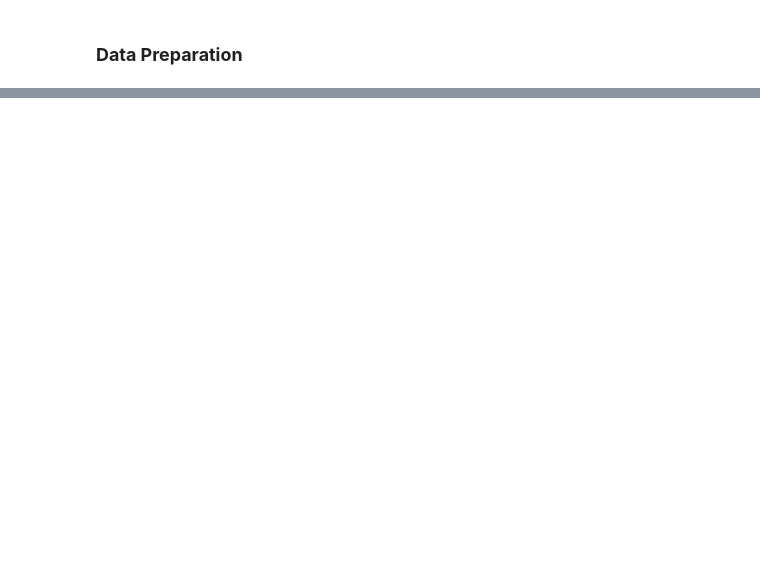
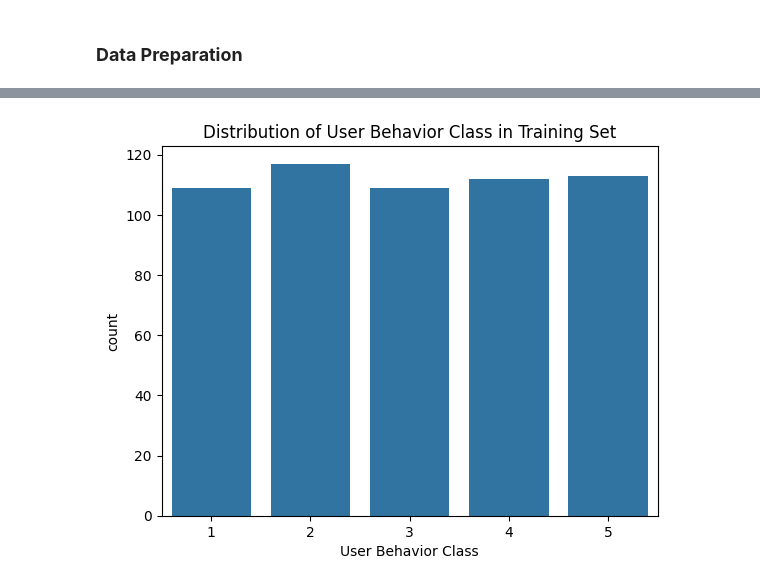
Before and after one commit to victormuuo07/mobile-device-usage-and-behavior-patterns, a Jupyter notebook: mobile-device-usage.ipynb, the cells around one changed output, grey strips where cells are left out. Saved outputs shown, nothing was run; the diff lists cells and outputs as text; code cells hidden in the pictures; blank space fills up the shorter version.

```diff
--- a/mobile-device-usage.ipynb
+++ b/mobile-device-usage.ipynb
@@ -101,0 +127,7 @@ X_test[numerical_features] = scaler.transform(X_test[numerical_features])
+# %%
+# 2. Check class balance for User Behavior Class
+sns.countplot(x=y_train)
+plt.title("Distribution of User Behavior Class in Training Set")
+plt.show()
+# %% [output]
+[figure, added]
```
Also changed, not shown: parts of 9 cells of this notebook.
